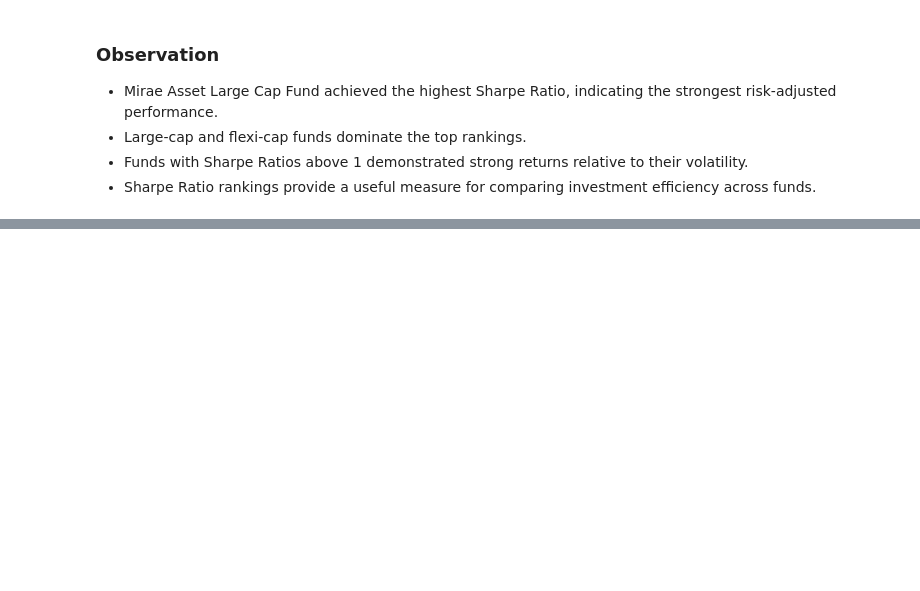
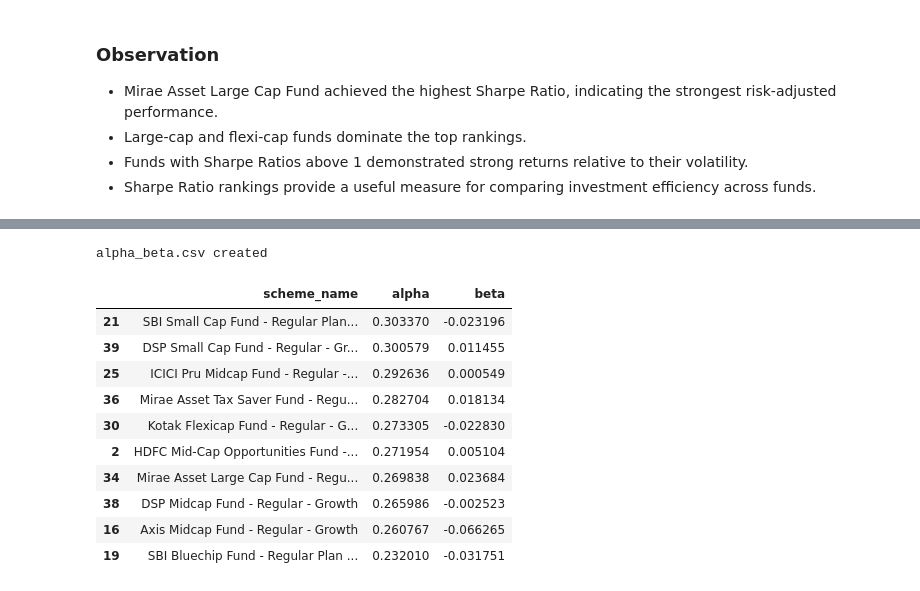
Before and after one commit to deepeshdamodaran0/mutual_fund_analytics, a Jupyter notebook: notebooks/04_Performance_Analytics.ipynb, the cells around one changed output, grey strips where cells are left out. Saved outputs shown, nothing was run; the diff lists cells and outputs as text; code cells hidden in the pictures; blank space fills up the shorter version.

```diff
--- a/notebooks/04_Performance_Analytics.ipynb
+++ b/notebooks/04_Performance_Analytics.ipynb
@@ -385,0 +669,13 @@ sharpe_df.head(10)[
+# %%
+#Create DataFrame
+
+alpha_beta_df = pd.DataFrame(
+    alpha_beta_results,
+    columns=[
+        "amfi_code",
+        "alpha",
+        "beta"
+    ]
+)
+
+alpha_beta_df.head()
@@ -385,0 +689,10 @@ sharpe_df.head(10)[
+# %%
+#Add Fund Names
+
+alpha_beta_df = alpha_beta_df.merge(
+    fund[["amfi_code", "scheme_name"]],
+    on="amfi_code",
+    how="left"
+)
+
+alpha_beta_df.head()
@@ -385,0 +706,28 @@ sharpe_df.head(10)[
+# %%
+alpha_beta_df.to_csv(
+    "../data/processed/alpha_beta.csv",
+    index=False
+)
+
+print("alpha_beta.csv created")
+# %% [output]
+alpha_beta.csv created
+# %%
+alpha_beta_df.sort_values(
+    "alpha",
+    ascending=False
+).head(10)[
+    ["scheme_name", "alpha", "beta"]
+]
+# %% [output]
+|  | scheme_name | alpha | beta |
+| 21 | SBI Small Cap Fund - Regular Plan... | 0.303370 | -0.023196 |
+| 39 | DSP Small Cap Fund - Regular - Gr... | 0.300579 | 0.011455 |
+| 25 | ICICI Pru Midcap Fund - Regular -... | 0.292636 | 0.000549 |
+| 36 | Mirae Asset Tax Saver Fund - Regu... | 0.282704 | 0.018134 |
+| 30 | Kotak Flexicap Fund - Regular - G... | 0.273305 | -0.022830 |
+| 2 | HDFC Mid-Cap Opportunities Fund -... | 0.271954 | 0.005104 |
+| 34 | Mirae Asset Large Cap Fund - Regu... | 0.269838 | 0.023684 |
+| 38 | DSP Midcap Fund - Regular - Growth | 0.265986 | -0.002523 |
+| 16 | Axis Midcap Fund - Regular - Growth | 0.260767 | -0.066265 |
+| 19 | SBI Bluechip Fund - Regular Plan ... | 0.232010 | -0.031751 |
```
Also changed, not shown: parts of 40 cells of this notebook, 1 other file.
